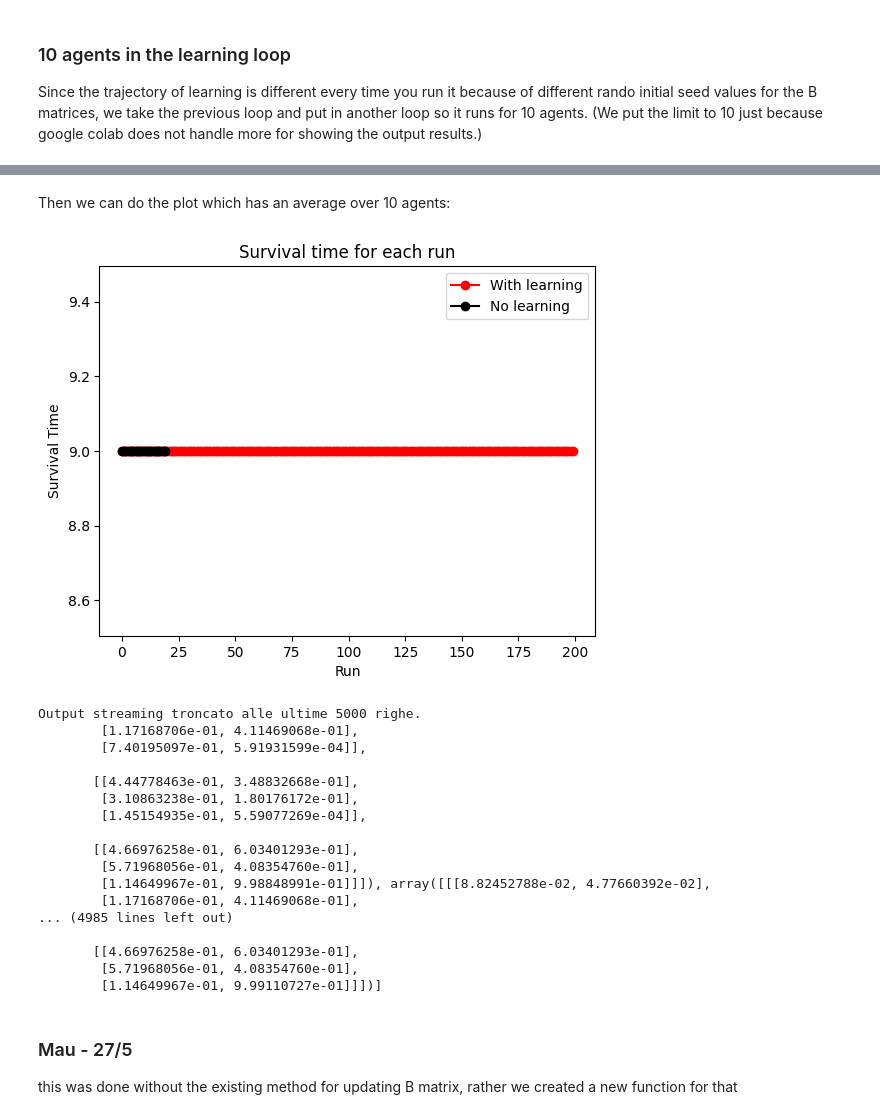
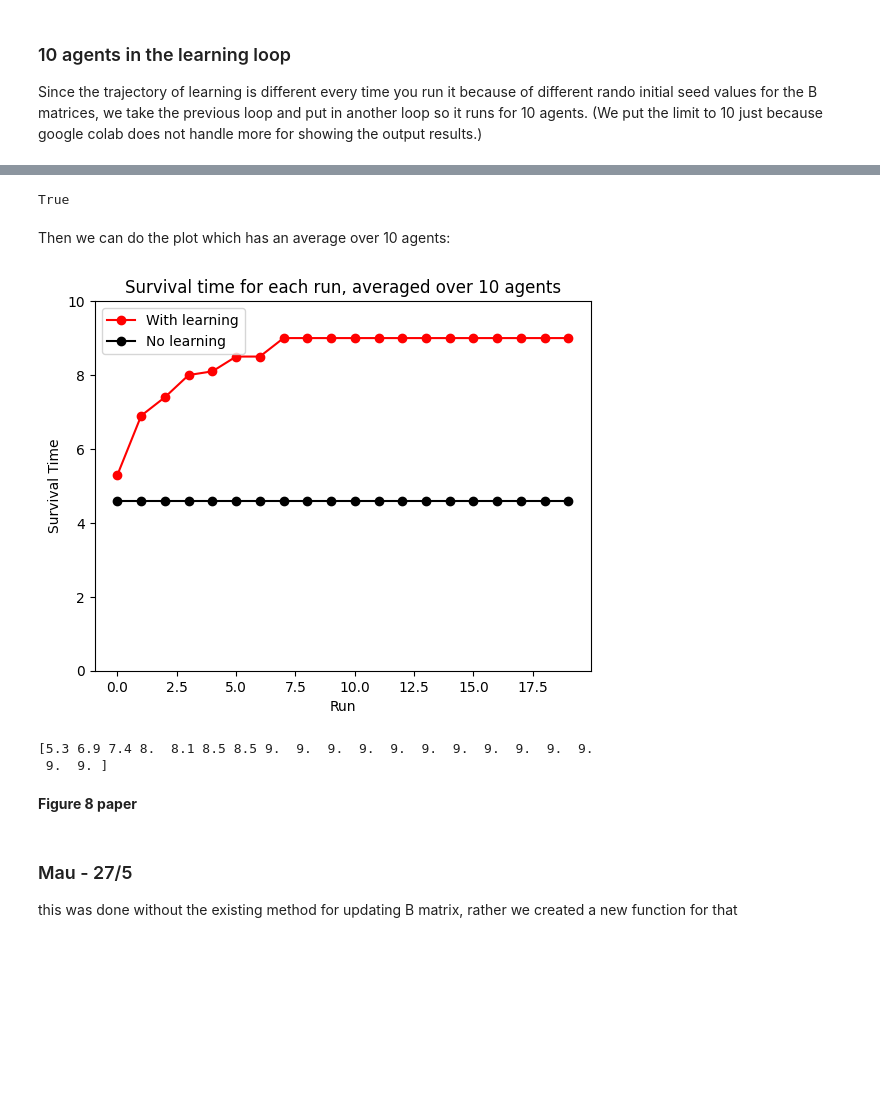
Before and after one commit to mahault/Multi-agent-sustainability, a Jupyter notebook: Sust_AIF.ipynb, the cells around one changed output, grey strips where cells are left out. Drawn from its saved outputs; the diff is of its cells as text; code cells hidden in the pictures; blank space fills up the shorter version.

```diff
--- a/Sust_AIF.ipynb
+++ b/Sust_AIF.ipynb
@@ -2504,9 +2554,9 @@ satiety_array = np.zeros((num_runs, T))
 
 # Populate the arrays with the padded lists
 for run in range(num_runs):
-    actions_array[run, :] = padded_actions_list[run]
-    food_left_array[run, :] = [obs[0][0] for obs in padded_observations_list[run]]
-    satiety_array[run, :] = [obs[1][0] for obs in padded_observations_list[run]]
+    actions_array[run, :] = padded_actions_list[run][:T]
+    food_left_array[run, :] = [obs[0][0] for obs in padded_observations_list[run][:T]]
+    satiety_array[run, :] = [obs[1][0] for obs in padded_observations_list[run][:T]]
 
 # Calculate mean and standard deviation
 mean_actions = np.mean(actions_array, axis=0)
@@ -2548,7 +2598,7 @@ axs[2].legend()
 plt.xlabel("Time Step")
 plt.tight_layout()
 
-fig.suptitle("Case 2 - Aggregated results with learning", fontsize=16, y=1.02)
+fig.suptitle("Case 2 - Aggregated results from 20 runs with learning", fontsize=16, y=1.02)
 plt.subplots_adjust(top=0.92)
 
 plt.show()
@@ -2771,7 +2859,20 @@ plt.show()
 Since the trajectory of learning is different every time you run it because of different rando initial seed values for the B matrices, we take the previous loop and put in another loop so it runs for 10 agents. (We put the limit to 10 just because google colab does not handle more for showing the output results.)
 # %%
 # Function to run the simulation for a single agent
-def run_simulation(num_runs=20, T=10):
+def run_simulation(num_runs=20, T=10,learn=True):
+    #we do not fill in the B matrix
+    B2_random = utils.random_B_matrix(num_states2, num_controls, B2_factor_list)
+    dir_scale=1
+
+    pB = utils.dirichlet_like(B2_random,scale=dir_scale) # added PK
+    pB=[pB[0],pB[1]]
+
+    my_new_agent2 = Agent(A=A2, B=B2_random, pB = pB, C=C2, B_factor_list=B2_factor_list, policy_len = 3, policies=None, action_selection="stochastic")
+    #we restrict policies as before
+    my_new_agent2.policies = restricted_policies
+    # to adjust matrix size after having reduced policies
+    my_new_agent2.E = my_new_agent2._construct_E_prior()
+
     actions_list = []
     observations_list = []
     B_snapshots0_action0 = []
@@ -2809,7 +2910,7 @@ def run_simulation(num_runs=20, T=10):
             # Infer policies based on the updated beliefs
             my_new_agent2.infer_policies()
 
-            if t > 0:
+            if t > 0 and learn==True:
                 qB = my_new_agent2.update_B(qs_prev)
                 qs_prev = qs
 
@@ -2902,44 +3009,39 @@ AGENT SURVIVED IN RUN 20.
+# %%
+my_new_agent2.use_utility
+# %% [output]
+True
 # %% [markdown]
 Then we can do the plot which has an average over 10 agents:
 # %%
 # better aggregate over the different runs and over the priors
 # Aggregated results
 mean_survival_times_with_learning = np.mean(all_survival_times_with_learning, axis=0)
 std_survival_times_with_learning = np.std(all_survival_times_with_learning, axis=0)
 
-# Placeholder for no learning survival times
-survival_time_no_learning = [T-1] * num_runs
+mean_survival_times_no_learning = np.mean(all_survival_times_no_learning, axis=0)
+std_survival_times_no_learning = np.std(all_survival_times_no_learning, axis=0)
+
+
 
 # Plot aggregated results
 plt.figure()
-plt.plot(all_survival_times_with_learning, "ro-", label="With learning")
-plt.plot(survival_time_no_learning, "ko-", label="No learning")
-plt.title("Survival time for each run")
+plt.plot(mean_survival_times_with_learning, "ro-", label="With learning")
+plt.plot(mean_survival_times_no_learning, "ko-", label="No learning")
+plt.title("Survival time for each run, averaged over 10 agents")
 plt.xlabel("Run")
 plt.ylabel("Survival Time")
+plt.ylim([0,10])
 plt.legend()
 plt.show()
 
-print("B_snapshots:", B_snapshots)
+#print("B_snapshots:", B_snapshots)
+print(mean_survival_times_with_learning)
 # %% [output]
-[figure, old version]
+[figure, new version]
-Output streaming troncato alle ultime 5000 righe.
-        [1.17168706e-01, 4.11469068e-01],
-        [7.40195097e-01, 5.91931599e-04]],
-
-       [[4.44778463e-01, 3.48832668e-01],
-        [3.10863238e-01, 1.80176172e-01],
-        [1.45154935e-01, 5.59077269e-04]],
-
-       [[4.66976258e-01, 6.03401293e-01],
-        [5.71968056e-01, 4.08354760e-01],
-        [1.14649967e-01, 9.98848991e-01]]]), array([[[8.82452788e-02, 4.77660392e-02],
-        [1.17168706e-01, 4.11469068e-01],
-... (4985 lines left out)
-
-       [[4.66976258e-01, 6.03401293e-01],
-        [5.71968056e-01, 4.08354760e-01],
-        [1.14649967e-01, 9.99110727e-01]]])]
+[5.3 6.9 7.4 8.  8.1 8.5 8.5 9.  9.  9.  9.  9.  9.  9.  9.  9.  9.  9.
+ 9.  9. ]
+# %% [markdown]
+**Figure 8 paper**
 # %% [markdown]
 ### Mau - 27/5
 
```
Also changed, not shown: parts of 84 cells of this notebook.
